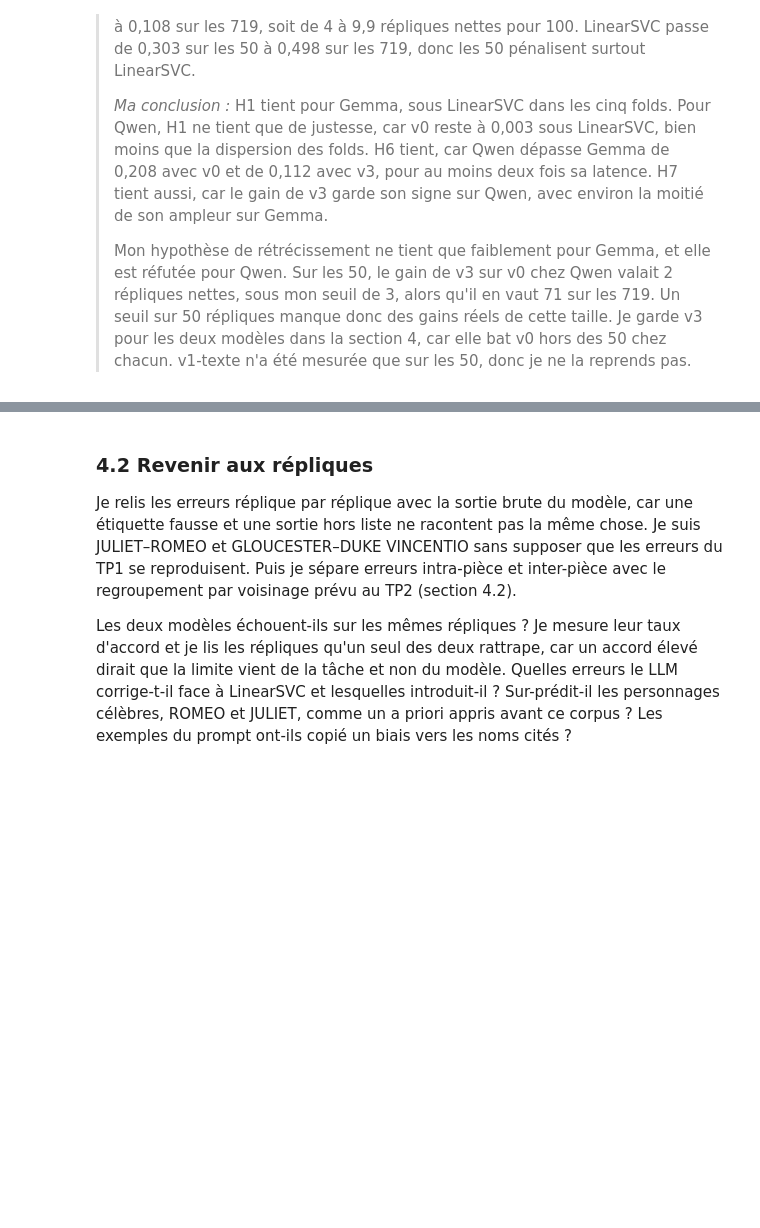
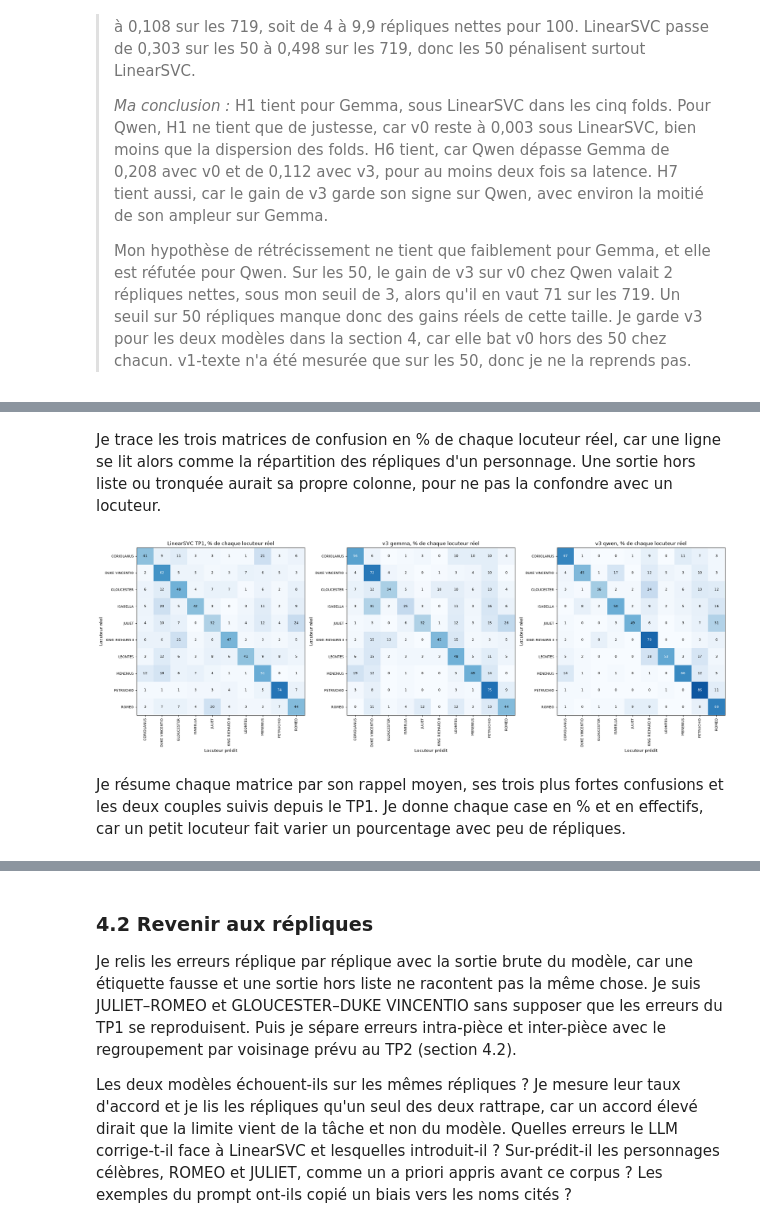
Before and after one commit to mcrayssac/ING3_IAA_GB_NLP, a Jupyter notebook: TP3_NLP_prompting.ipynb, the cells around one changed output, grey strips where cells are left out. Saved outputs shown, nothing was run; the diff lists cells and outputs as text; code cells hidden in the pictures; blank space fills up the shorter version.

```diff
--- a/TP3_NLP_prompting.ipynb
+++ b/TP3_NLP_prompting.ipynb
@@ -1805,0 +1883,17 @@ Je compare sur les mêmes répliques, par la différence de F1 macro fold par fo
+# %%
+# Précision, rappel et F1 de chaque locuteur pour LinearSVC et pour v3 sur les deux modèles.
+from sklearn.metrics import precision_recall_fscore_support
+
+MEILLEURS = ['LinearSVC TP1', 'v3 gemma', 'v3 qwen']
+
+
+def metriques_par_classe(nom: str) -> pd.DataFrame:
+    """Précision, rappel et F1 de chaque locuteur sur les 769 prédictions hors fold."""
+    precision, rappel, f1, _ = precision_recall_fscore_support(
+        y_train, resultats[nom]['predictions'], labels=NOMS, zero_division=0)
+    return pd.DataFrame({'Précision': precision, 'Rappel': rappel, 'F1': f1}, index=NOMS)
+
+
+par_classe = pd.concat({nom: metriques_par_classe(nom) for nom in MEILLEURS}, axis=1)
+par_classe['Support'] = y_train.value_counts().reindex(NOMS)
+display(par_classe.round(3))
@@ -1805,0 +1917,42 @@ Je compare sur les mêmes répliques, par la différence de F1 macro fold par fo
+# %% [markdown]
+Je trace les trois matrices de confusion en % de chaque locuteur réel, car une ligne se lit alors comme la répartition des répliques d'un personnage. Une sortie hors liste ou tronquée aurait sa propre colonne, pour ne pas la confondre avec un locuteur.
+# %%
+# Matrices de confusion de LinearSVC et de v3 sur les 769 répliques, en % du locuteur réel.
+import matplotlib.pyplot as plt
+
+
+def matrice_confusion(nom: str) -> pd.DataFrame:
+    """Effectifs réel × prédit, sorties hors liste ou tronquées dans des colonnes à part."""
+    predits = resultats[nom]['predictions']
+    ratees = [sortie for sortie in (HORS_LISTE, TRONQUEE) if (predits == sortie).any()]
+    return pd.crosstab(y_train, predits).reindex(index=NOMS, columns=NOMS + ratees, fill_value=0)
+
+
+def en_pourcentage(matrice: pd.DataFrame) -> pd.DataFrame:
+    """Chaque ligne en % des répliques du locuteur réel."""
+    return matrice.apply(lambda ligne: pourcentage(ligne, ligne.sum()), axis=1)
+
+
+def tracer_matrice(axe, nom: str, matrice: pd.DataFrame) -> None:
+    """Carte d'une matrice en % par ligne, valeurs arrondies écrites dans les cases."""
+    parts = en_pourcentage(matrice)
+    axe.imshow(parts, cmap='Blues', vmin=0, vmax=100)
+    for (ligne, colonne), valeur in np.ndenumerate(parts.to_numpy()):
+        axe.text(colonne, ligne, f'{valeur:.0f}', ha='center', va='center', fontsize=8,
+                 color='white' if valeur > 50 else 'black')
+    axe.set_xticks(range(len(parts.columns)), parts.columns, rotation=90, fontsize=8)
+    axe.set_yticks(range(len(NOMS)), NOMS, fontsize=8)
+    axe.set(title=f'{nom}, % de chaque locuteur réel', xlabel='Locuteur prédit',
+            ylabel='Locuteur réel')
+
+
+matrices = {nom: matrice_confusion(nom) for nom in MEILLEURS}
+fig, axes = plt.subplots(1, len(matrices), figsize=(21, 7))
+for axe, (nom, matrice) in zip(axes, matrices.items()):
+    tracer_matrice(axe, nom, matrice)
+plt.tight_layout()
+plt.show()
+# %% [output]
+[figure, added]
+# %% [markdown]
+Je résume chaque matrice par son rappel moyen, ses trois plus fortes confusions et les deux couples suivis depuis le TP1. Je donne chaque case en % et en effectifs, car un petit locuteur fait varier un pourcentage avec peu de répliques.
```
Also changed, not shown: parts of 11 cells of this notebook.
